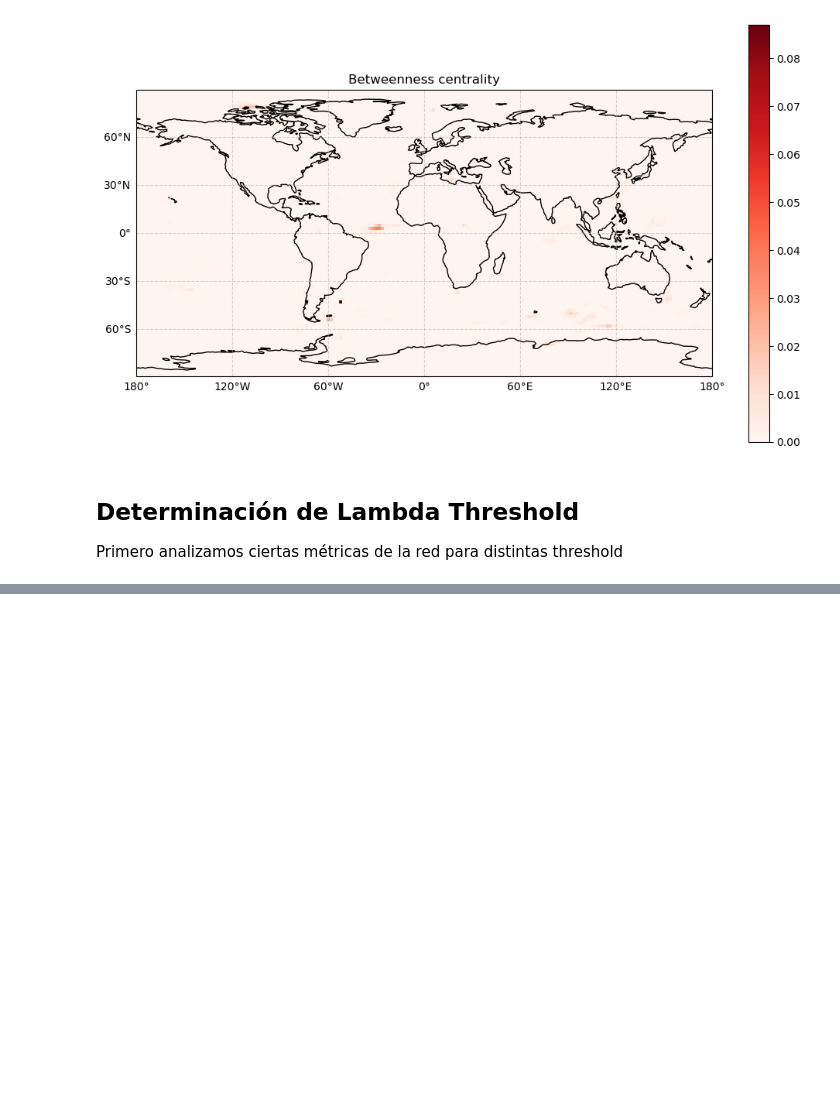
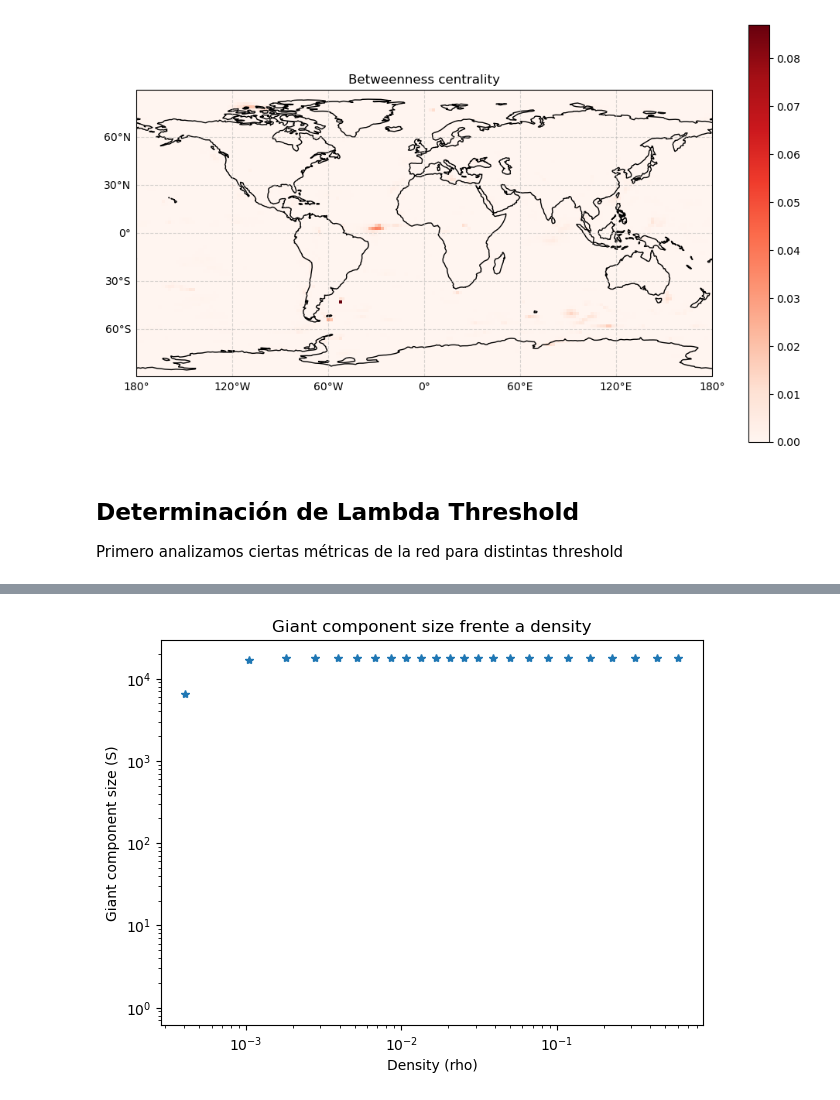
Before and after one commit to ipelayo1/TFG_Ivan, a Jupyter notebook: extract_data.ipynb, the cells around one changed output, grey strips where cells are left out. Saved outputs shown, nothing was run; the diff lists cells and outputs as text; code cells hidden in the pictures; blank space fills up the shorter version.

```diff
--- a/extract_data.ipynb
+++ b/extract_data.ipynb
@@ -757,0 +820,12 @@ with open(archivo_csv, mode='w', newline='', encoding='utf-8') as f:
+# %%
+#grafica e) del articulo
+plt.figure(figsize=(7, 5))
+plt.plot(edge_density, lcc_size, '*')
+plt.title('Giant component size frente a density')
+plt.xlabel('Density (rho)')
+plt.ylabel('Giant component size (S)')
+plt.xscale('log')
+plt.yscale('log')
+plt.show()
+# %% [output]
+[figure, added]
```
Also changed, not shown: parts of 6 cells of this notebook, 5 other files.
